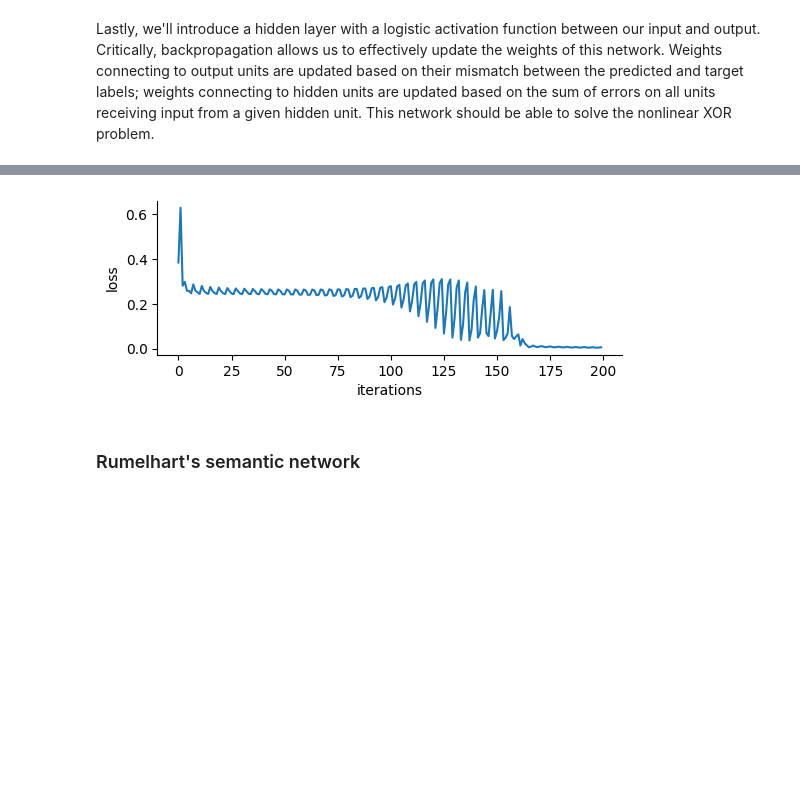
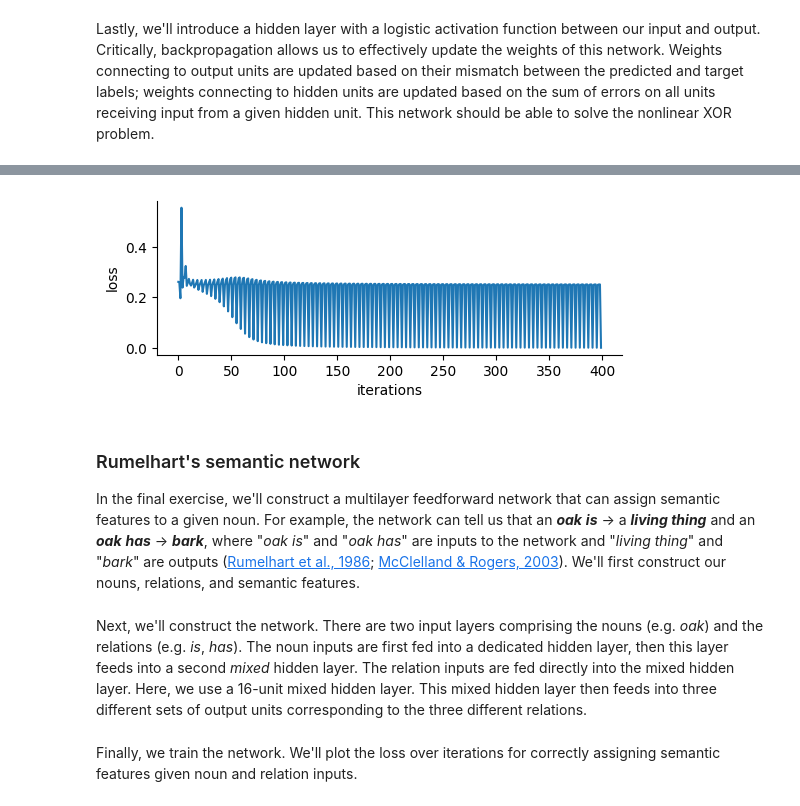
Before and after one commit to yunchang-z/neu502b-lab, a Jupyter notebook: anns-00/anns-00-pdp.ipynb, the cells around one changed output, grey strips where cells are left out. Cells and saved outputs as stored; diff of their text form; code cells hidden in the pictures; blank space fills up the shorter version.

```diff
--- a/anns-00/anns-00-pdp.ipynb
+++ b/anns-00/anns-00-pdp.ipynb
@@ -237,18 +256,18 @@ labels = labels_xor
 
 # Define input, hidden, and output layers
 in_layer=pnl.TransferMechanism(size=bools_dim, function=pnl.Linear)
-hidden_layer=pnl.TransferMechanism(size=bools_dim, function=pnl.Logistic)
+hidden_layer=pnl.TransferMechanism(size=1, function=pnl.Logistic)
 out_layer=pnl.TransferMechanism(size=1, function=pnl.Logistic)
 
 # Create random weights mapping from input to hidden layer
 in_weights = pnl.MappingProjection(name='in_to_hidden',
-    matrix=np.random.randn(bools_dim, bools_dim),
+    matrix=np.random.randn(bools_dim, 1),
     sender=in_layer,
     receiver=hidden_layer)
 
 # Create random weights mapping from hidden to output layer
 out_weights = pnl.MappingProjection(name='hidden_to_out',
-    matrix=np.random.randn(bools_dim, 1),
+    matrix=np.random.randn(1, 1),
     sender=hidden_layer,
     receiver=out_layer)
 
@@ -262,37 +281,38 @@ logic_3layer.add_node(out_layer)
 # Set up projection from input, to hidden, to output layer
 logic_3layer.add_projection(sender=in_layer,
     projection=in_weights,
     receiver=hidden_layer)
 logic_3layer.add_projection(sender=hidden_layer,
     projection=out_weights,
     receiver=out_layer)
 
 # Ensure logging
 out_layer.log.set_log_conditions(pnl.VALUE)
 
 # Define inputs and targets
 input_dict = {'inputs': {in_layer: bools},
               'targets': {out_layer: labels},
-              'epochs': 50}
+              'epochs': 100}
 
 # Fit the network!
 result = logic_3layer.learn(inputs=input_dict)
 
 # Extract loss across iterations
 exec_id = logic_3layer.default_execution_id
 losses = logic_3layer.parameters.losses.get(exec_id)
 
 # Plot loss across iterations
 fig, ax = plt.subplots(figsize=(6, 2))
 ax.plot(losses)
 ax.set(xlabel='iterations', ylabel='loss')
 sns.despine()
 # %% [output]
 [interactive output not drawn]
 [interactive output not drawn]
-[figure, old version]
+[figure, new version]
 # %% [markdown]
 ### Rumelhart's semantic network
+In the final exercise, we'll construct a multilayer feedforward network that can assign semantic features to a given noun. For example, the network can tell us that an ***oak*** ***is*** → a ***living thing*** and an ***oak*** ***has*** → ***bark***, where "*oak is*" and "*oak has*" are inputs to the network and "*living thing*" and "*bark*" are outputs ([Rumelhart et al., 1986](https://doi.org/10.1038/323533a0); [McClelland & Rogers, 2003](https://doi.org/10.1038/nrn1076)). We'll first construct our nouns, relations, and semantic features.
 # %%
 # Create semantic nouns and relations
 nouns = ['oak', 'pine', 'rose', 'daisy',
@@ -362,6 +382,8 @@ input_nouns, input_relations = compile_inputs(nouns, relations)
 
 nouns_dim = input_nouns.shape[1]
 relations_dim = input_relations.shape[1]
+# %% [markdown]
+Next, we'll construct the network. There are two input layers comprising the nouns (e.g. *oak*) and the relations (e.g. *is*, *has*). The noun inputs are first fed into a dedicated hidden layer, then this layer feeds into a second *mixed* hidden layer. The relation inputs are fed directly into the mixed hidden layer. Here, we use a 16-unit mixed hidden layer. This mixed hidden layer then feeds into three different sets of output units corresponding to the three different relations.
 # %%
 # Number of mixed hidden units from Rumelhart's paper
 n_mixed = 16
@@ -488,6 +510,8 @@ for n in np.arange(len(nouns)):
         targets_dict[out_is].append(target_is)
         targets_dict[out_has].append(target_has)
         targets_dict[out_can].append(target_can)
+# %% [markdown]
+Finally, we train the network. We'll plot the loss over iterations for correctly assigning semantic features given noun and relation inputs.
 # %%
 n_epochs = 5
 n_iter = 200
```
Also changed, not shown: parts of 10 cells of this notebook.
